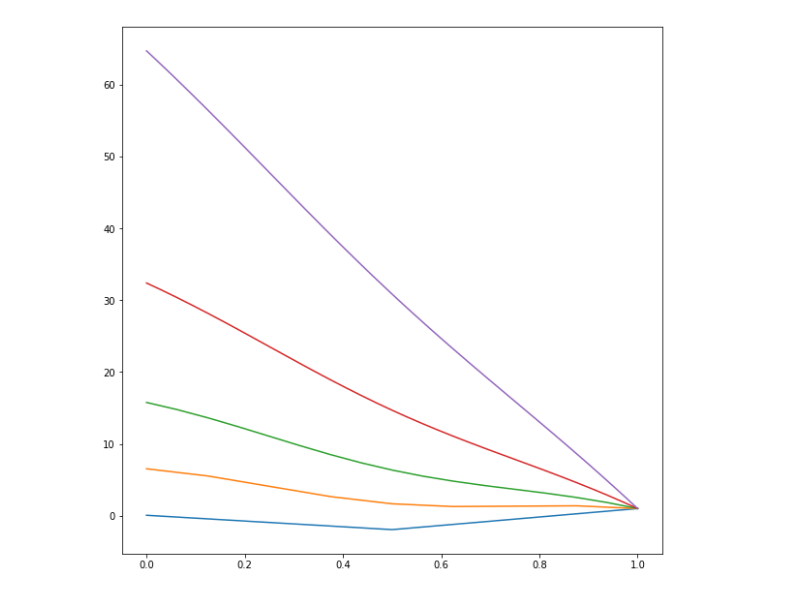
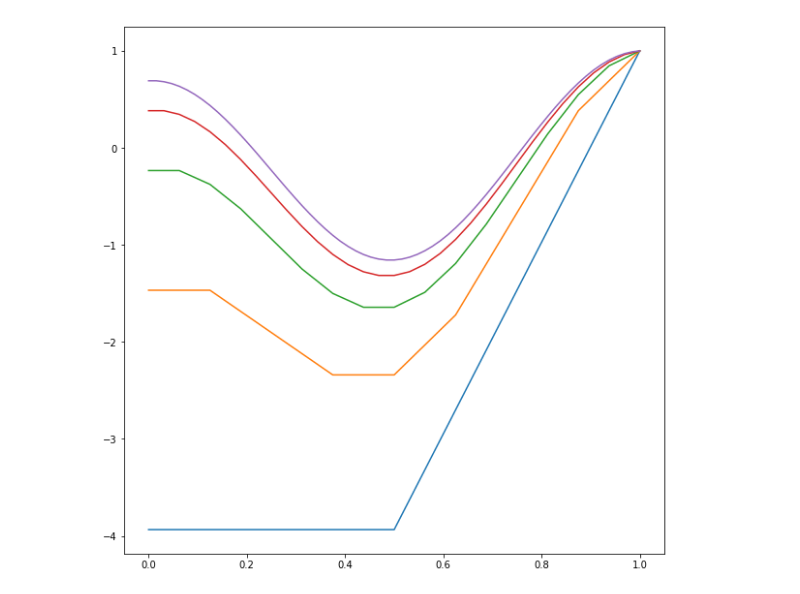
Before and after one commit to pLazee/NumPDE, a Jupyter notebook: lab01_rs_fr.ipynb, the cells around one changed output. Drawn from its saved outputs; the diff is of its cells as text; code cells hidden in the pictures.

```diff
--- a/lab01_rs_fr.ipynb
+++ b/lab01_rs_fr.ipynb
@@ -41,32 +41,32 @@ for j in range(len(N)):
 N = [4,8,16,32,64]
 plt.figure(figsize=(10,10))
 for j in range(len(N)):
     # Mesh size
     h = 1/N[j] #Important! In Python 2 you needed to write 1.0 to prevent integer divsion
     # Define N+1 grid points via linspace which is part of numpy now aliased as np
     x = np.linspace(0,1,N[j]+1)
     A = np.zeros((N[j]+1, N[j]+1))
 
     # Define tridiagonal part of A by for rows 1 to N-1
     for i in range(1, N[j]):
         A[i, i-1] = -1
         A[i, i+1] = -1
         A[i, i] = 2
 
     F = (h**2)*((2*np.pi)**2)*np.cos(2*np.pi*x)
 
     # Left boundary
     A[0,0] = 1
     A[0,1] = -1
-    F[0] = 1
+    F[0] = 0
 
     # Right boundary
     A[N[j],N[j]] = 1
     F[N[j]] = 1
 
 
     U = la.solve(A, F)
     #  "x-r" means mark data points as "x", connect them by a line and use red color
     plt.plot(x, U, "-")
 # %% [output]
-[figure, old version]
+[figure, new version]
```
